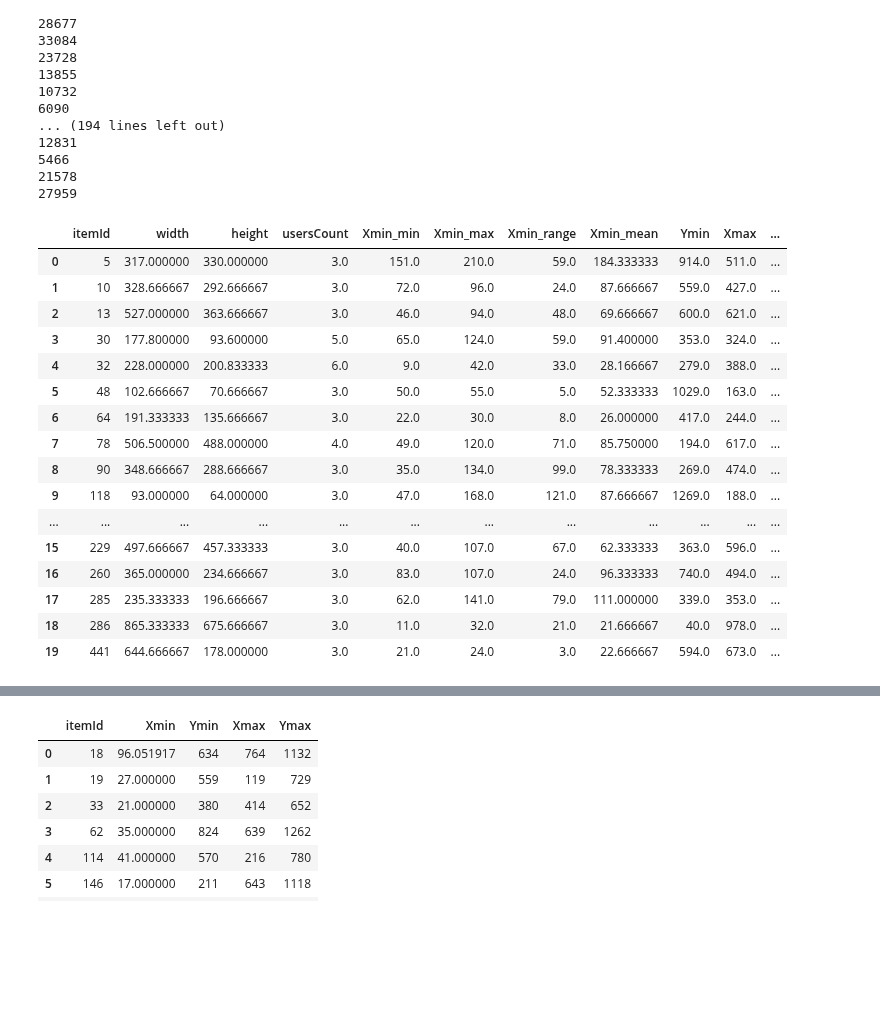
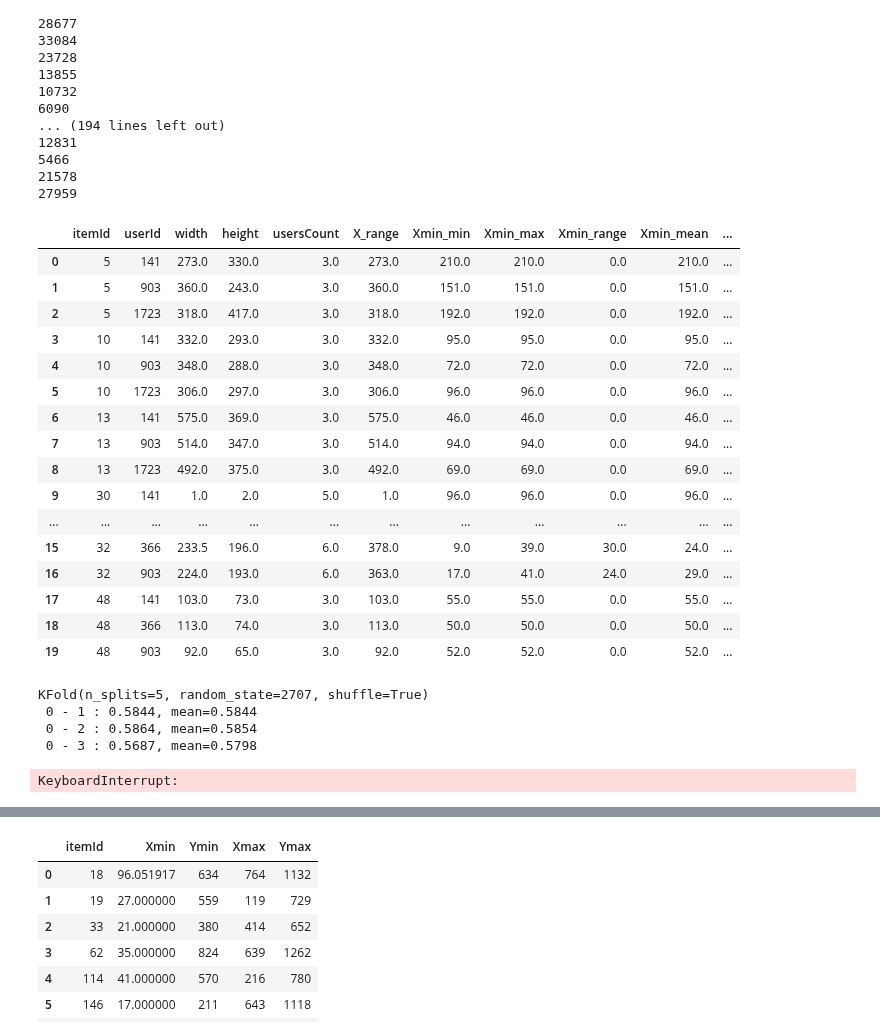
Before and after one commit to tyamgin/mlbootcamp, a Jupyter notebook: championship21/Untitled.ipynb, the cells around one changed output, grey strips where cells are left out. Cells and saved outputs as stored; diff of their text form; code cells hidden in the pictures; blank space fills up the shorter version.

```diff
--- a/championship21/Untitled.ipynb
+++ b/championship21/Untitled.ipynb
@@ -205,72 +205,61 @@ def create_features(df):
     res = df.copy()
     res['width'] = df.Xmax - df.Xmin
     res['height'] = df.Ymax - df.Ymin
     res['ratio'] = (res.width - res.height) / (res.width + res.height)
 
     to_join = []
     to_join.append(df.groupby('itemId').agg({'userId': 'count'}).rename(columns={'userId': 'usersCount'}))
     for j in to_join:
         res = res.join(j, how='left', on='itemId')
     return res
-def create_df(feats, answers):
-    res = feats.groupby('itemId').apply(lambda a: pd.Series({
+def create_df(feats, answers, aggr=True, targeter=None):
+    if targeter is None:
+        targeter = lambda res: res.Xmin_min - res.Xmin_true # сколько нужно отнять от Xmin
+
+    item_stat = feats.groupby('itemId').agg({'Xmin': 'min'})
+    item_stat.rename(columns={'Xmin': 'Xmin_item'}, inplace=True)
+
+    res = feats.groupby('itemId' if aggr else ['itemId', 'userId']).apply(lambda a: pd.Series({
         'width': a.width.mean(),
         'height': a.height.mean(),
         'usersCount': a.usersCount.mean(),
+        'X_range': a.Xmax.max() - a.Xmin.min(),
         'Xmin_min': a.Xmin.min(),
         'Xmin_max': a.Xmin.max(),
         'Xmin_range': a.Xmin.max() - a.Xmin.min(),
         'Xmin_mean': a.Xmin.mean(),
         'Ymin': a.Ymin.min(),
-        'Xmax': a.Xmax.max(),
+        'Xmax_max': a.Xmax.max(),
         'Ymax': a.Ymax.max(),
         'ratio_min': a.ratio.min(),
         'ratio_max': a.ratio.max(),
         'ratio_mean': a.ratio.mean(),
     }))
     res.reset_index(inplace=True)
+    res = res.join(item_stat, on='itemId')
+
     if answers is not None:
         res = res.merge(answers, on='itemId')
-        res['target'] = (res.Xmin_min - res.Xmin_true).clip(lower=-1000000) # сколько нужно отнять от Xmin
+        res['target'] = targeter(res)
         res.drop(['Xmin_true', 'Ymin_true', 'Xmax_true', 'Ymax_true'], 1, inplace=True)
     return res
 
-create_df(create_features(train), train_answers).head(20)
-'''
-def create_features(df):
-    res = df.copy()
-    res['width'] = df.Xmax - df.Xmin
-    res['height'] = df.Ymax - df.Ymin
-    res['ratio'] = (res.width - res.height) / (res.width + res.height)
-
-    to_join = []
-    to_join.append(df.groupby('itemId').agg({'userId': 'count'}).rename(columns={'userId': 'usersCount'}))
-    for j in to_join:
-        res = res.join(j, how='left', on='itemId')
-    return res
-def create_df(feats, answers):
-    if answers is not None:
-        feats = feats.join(answers.set_index('itemId'), how='left', on='itemId')
-        feats['target'] = feats.Xmax_true - feats.Xmax
-        feats.drop(['Xmin_true', 'Ymin_true', 'Xmax_true', 'Ymax_true'], 1, inplace=True)
-    return feats
-'''
-create_df(create_features(train), train_answers).head(20)
+create_df(create_features(train), train_answers, aggr=False).head(20)
 # %% [output]
-|  | itemId | width | height | usersCount | Xmin_min | Xmin_max | Xmin_range | Xmin_mean | Ymin | Xmax | ... |
-| 0 | 5 | 317.000000 | 330.000000 | 3.0 | 151.0 | 210.0 | 59.0 | 184.333333 | 914.0 | 511.0 | ... |
-| 1 | 10 | 328.666667 | 292.666667 | 3.0 | 72.0 | 96.0 | 24.0 | 87.666667 | 559.0 | 427.0 | ... |
-| 2 | 13 | 527.000000 | 363.666667 | 3.0 | 46.0 | 94.0 | 48.0 | 69.666667 | 600.0 | 621.0 | ... |
-| 3 | 30 | 177.800000 | 93.600000 | 5.0 | 65.0 | 124.0 | 59.0 | 91.400000 | 353.0 | 324.0 | ... |
-| 4 | 32 | 228.000000 | 200.833333 | 6.0 | 9.0 | 42.0 | 33.0 | 28.166667 | 279.0 | 388.0 | ... |
-| 5 | 48 | 102.666667 | 70.666667 | 3.0 | 50.0 | 55.0 | 5.0 | 52.333333 | 1029.0 | 163.0 | ... |
-| 6 | 64 | 191.333333 | 135.666667 | 3.0 | 22.0 | 30.0 | 8.0 | 26.000000 | 417.0 | 244.0 | ... |
-| 7 | 78 | 506.500000 | 488.000000 | 4.0 | 49.0 | 120.0 | 71.0 | 85.750000 | 194.0 | 617.0 | ... |
-| 8 | 90 | 348.666667 | 288.666667 | 3.0 | 35.0 | 134.0 | 99.0 | 78.333333 | 269.0 | 474.0 | ... |
-| 9 | 118 | 93.000000 | 64.000000 | 3.0 | 47.0 | 168.0 | 121.0 | 87.666667 | 1269.0 | 188.0 | ... |
+|  | itemId | userId | width | height | usersCount | X_range | Xmin_min | Xmin_max | Xmin_range | Xmin_mean | ... |
+| 0 | 5 | 141 | 273.0 | 330.0 | 3.0 | 273.0 | 210.0 | 210.0 | 0.0 | 210.0 | ... |
+| 1 | 5 | 903 | 360.0 | 243.0 | 3.0 | 360.0 | 151.0 | 151.0 | 0.0 | 151.0 | ... |
+| 2 | 5 | 1723 | 318.0 | 417.0 | 3.0 | 318.0 | 192.0 | 192.0 | 0.0 | 192.0 | ... |
+| 3 | 10 | 141 | 332.0 | 293.0 | 3.0 | 332.0 | 95.0 | 95.0 | 0.0 | 95.0 | ... |
+| 4 | 10 | 903 | 348.0 | 288.0 | 3.0 | 348.0 | 72.0 | 72.0 | 0.0 | 72.0 | ... |
+| 5 | 10 | 1723 | 306.0 | 297.0 | 3.0 | 306.0 | 96.0 | 96.0 | 0.0 | 96.0 | ... |
+| 6 | 13 | 141 | 575.0 | 369.0 | 3.0 | 575.0 | 46.0 | 46.0 | 0.0 | 46.0 | ... |
+| 7 | 13 | 903 | 514.0 | 347.0 | 3.0 | 514.0 | 94.0 | 94.0 | 0.0 | 94.0 | ... |
+| 8 | 13 | 1723 | 492.0 | 375.0 | 3.0 | 492.0 | 69.0 | 69.0 | 0.0 | 69.0 | ... |
+| 9 | 30 | 141 | 1.0 | 2.0 | 5.0 | 1.0 | 96.0 | 96.0 | 0.0 | 96.0 | ... |
 | ... | ... | ... | ... | ... | ... | ... | ... | ... | ... | ... | ... |
-| 15 | 229 | 497.666667 | 457.333333 | 3.0 | 40.0 | 107.0 | 67.0 | 62.333333 | 363.0 | 596.0 | ... |
-| 16 | 260 | 365.000000 | 234.666667 | 3.0 | 83.0 | 107.0 | 24.0 | 96.333333 | 740.0 | 494.0 | ... |
-| 17 | 285 | 235.333333 | 196.666667 | 3.0 | 62.0 | 141.0 | 79.0 | 111.000000 | 339.0 | 353.0 | ... |
-| 18 | 286 | 865.333333 | 675.666667 | 3.0 | 11.0 | 32.0 | 21.0 | 21.666667 | 40.0 | 978.0 | ... |
-| 19 | 441 | 644.666667 | 178.000000 | 3.0 | 21.0 | 24.0 | 3.0 | 22.666667 | 594.0 | 673.0 | ... |
+| 15 | 32 | 366 | 233.5 | 196.0 | 6.0 | 378.0 | 9.0 | 39.0 | 30.0 | 24.0 | ... |
+| 16 | 32 | 903 | 224.0 | 193.0 | 6.0 | 363.0 | 17.0 | 41.0 | 24.0 | 29.0 | ... |
+| 17 | 48 | 141 | 103.0 | 73.0 | 3.0 | 103.0 | 55.0 | 55.0 | 0.0 | 55.0 | ... |
+| 18 | 48 | 366 | 113.0 | 74.0 | 3.0 | 113.0 | 50.0 | 50.0 | 0.0 | 50.0 | ... |
+| 19 | 48 | 903 | 92.0 | 65.0 | 3.0 | 92.0 | 52.0 | 52.0 | 0.0 | 52.0 | ... |
@@ -387,0 +329,8 @@ class MinMaxModelEx(MyModel):
+# %%
+cross_validation(MinMaxModelEx(), train, train_answers)
+# %% [output]
+KFold(n_splits=5, random_state=2707, shuffle=True)
+ 0 - 1 : 0.5844, mean=0.5844
+ 0 - 2 : 0.5864, mean=0.5854
+ 0 - 3 : 0.5687, mean=0.5798
+KeyboardInterrupt:
```
Also changed, not shown: parts of 5 cells of this notebook, 3 other files.
